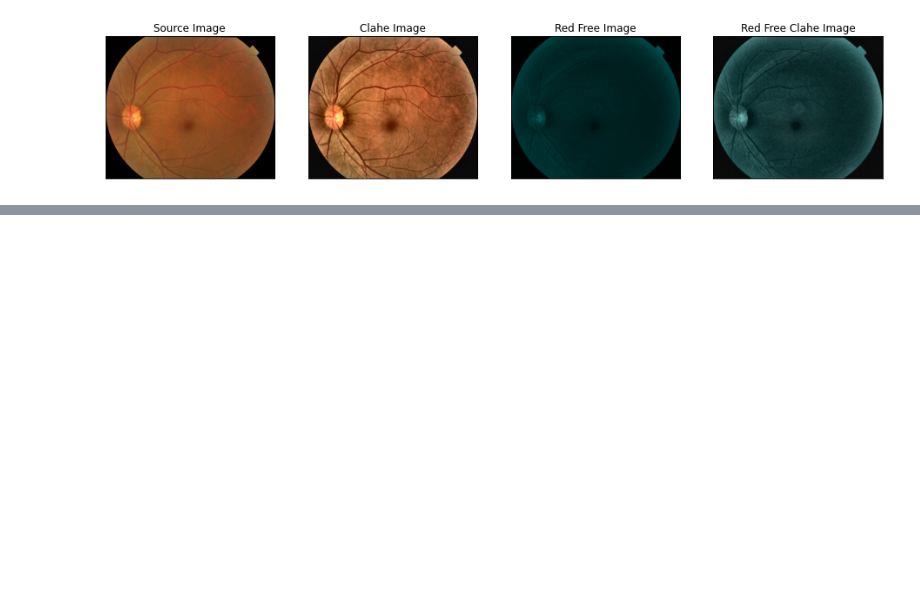
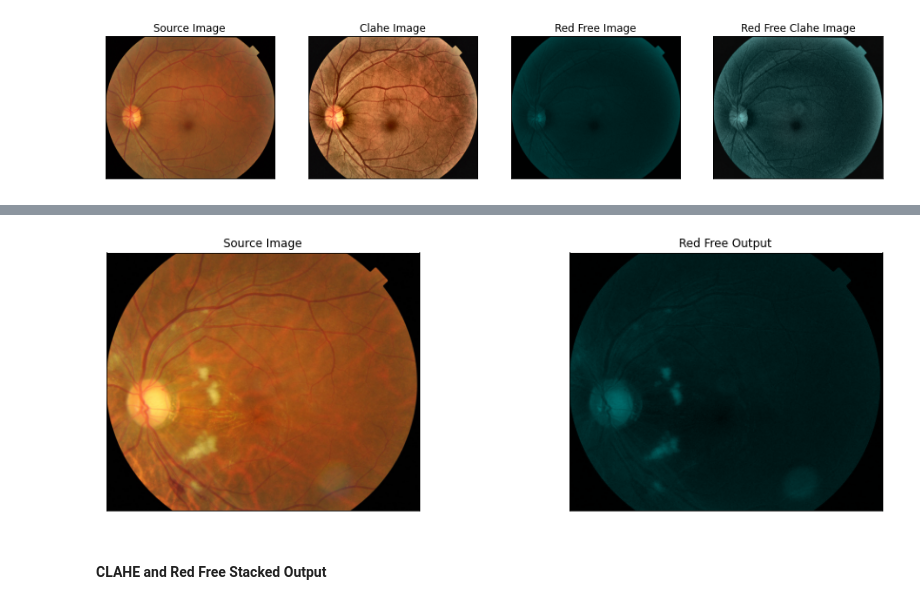
Before and after one commit to CostaDiego/image-enhancement, a Jupyter notebook: ImageEnhancement.ipynb, the cells around one changed output, grey strips where cells are left out. Drawn from its saved outputs; the diff is of its cells as text; code cells hidden in the pictures; blank space fills up the shorter version.

```diff
--- a/ImageEnhancement.ipynb
+++ b/ImageEnhancement.ipynb
@@ -89,0 +125,9 @@ visualize(
+# %%
+imgCWRedFree = redFree(imgCW)
+imgCWRedFreeGB = cv2.cvtColor(imgCWRedFree, cv2.COLOR_BGR2RGB)
+# %%
+visualize(Source_Image = imgCW_RGB,Red_Free_Output = imgCWRedFreeGB)
+# %% [output]
+[figure, added]
+# %% [markdown]
+#### CLAHE and Red Free Stacked Output
```
Also changed, not shown: parts of 25 cells of this notebook.
